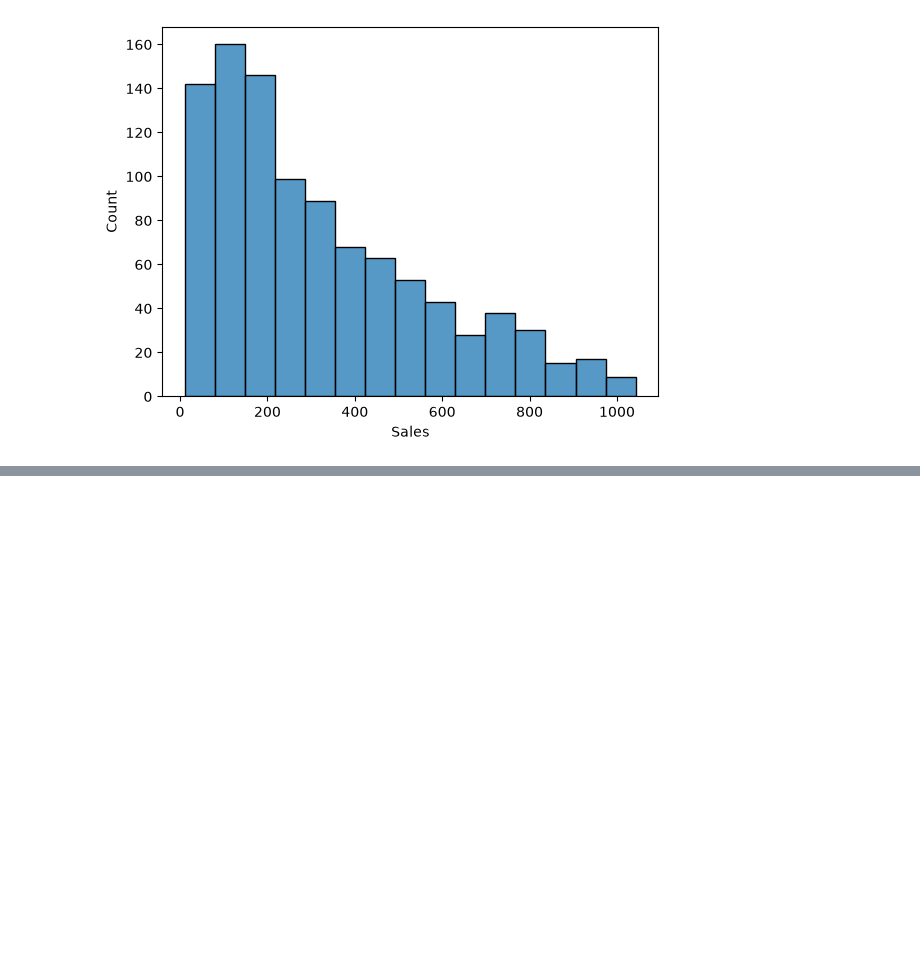
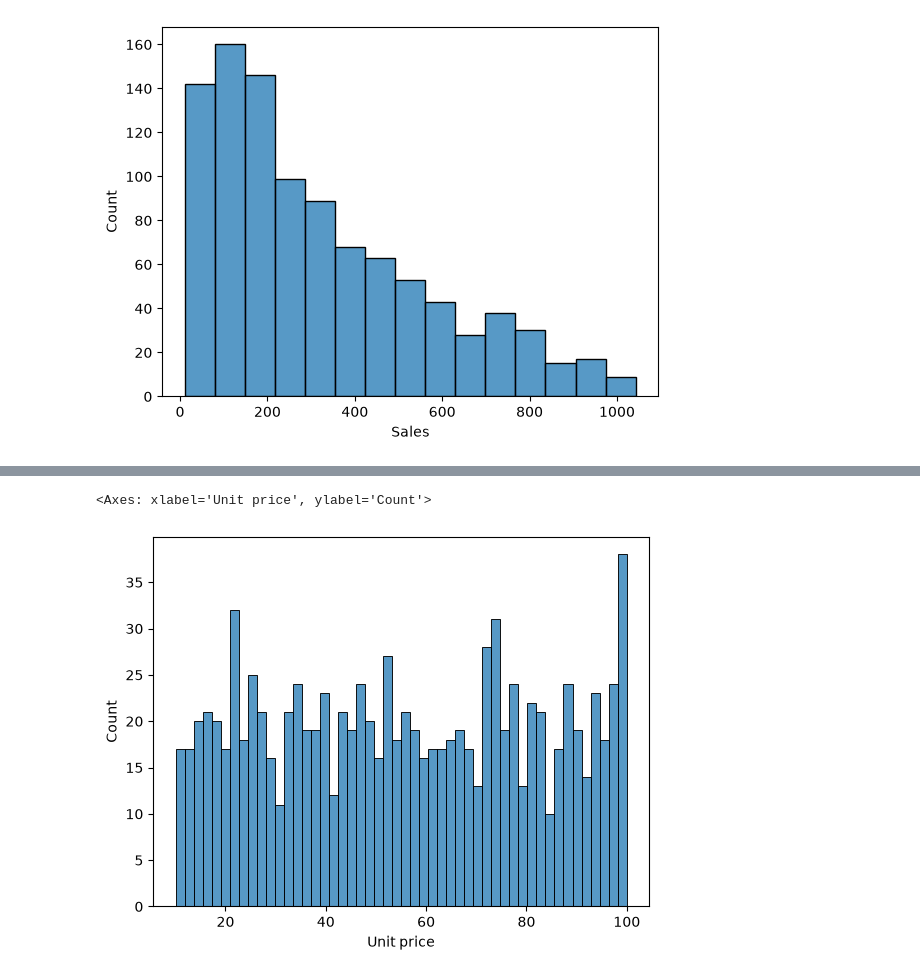
Before and after one commit to Brajcoder/Machine_Learning, a Jupyter notebook: assignments/EDA_worksheet.ipynb, the cells around one changed output, grey strips where cells are left out. Saved outputs shown, nothing was run; the diff lists cells and outputs as text; code cells hidden in the pictures; blank space fills up the shorter version.

```diff
--- a/assignments/EDA_worksheet.ipynb
+++ b/assignments/EDA_worksheet.ipynb
@@ -198,0 +207,5 @@ for i in Numeric:
+# %%
+sns.histplot(df['Unit price'],bins=50)
+# %% [output]
+<Axes: xlabel='Unit price', ylabel='Count'>
+[figure, added]
```
Also changed, not shown: parts of 8 cells of this notebook, 5 other files.
